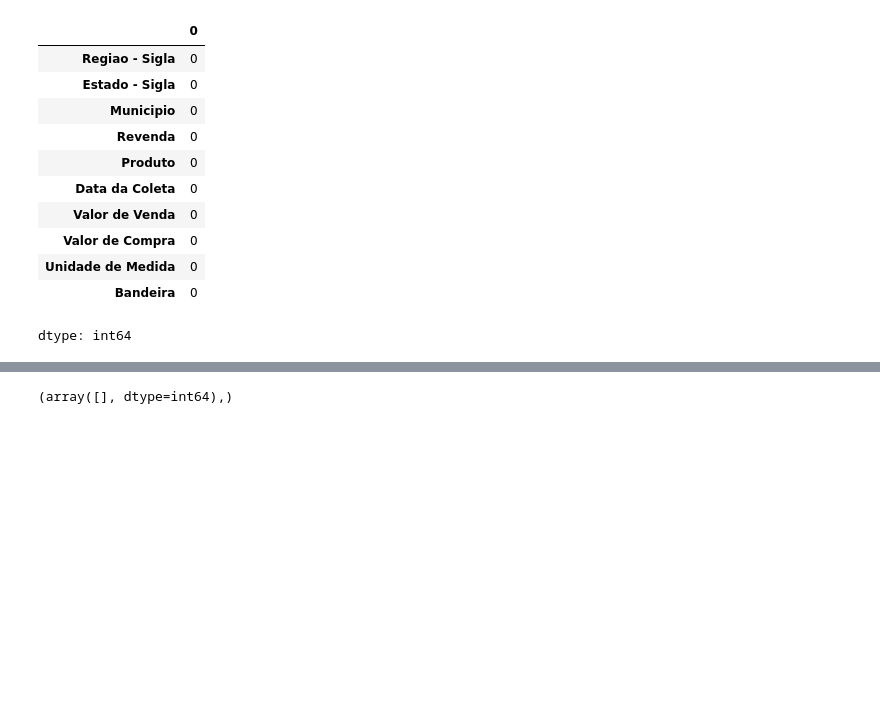
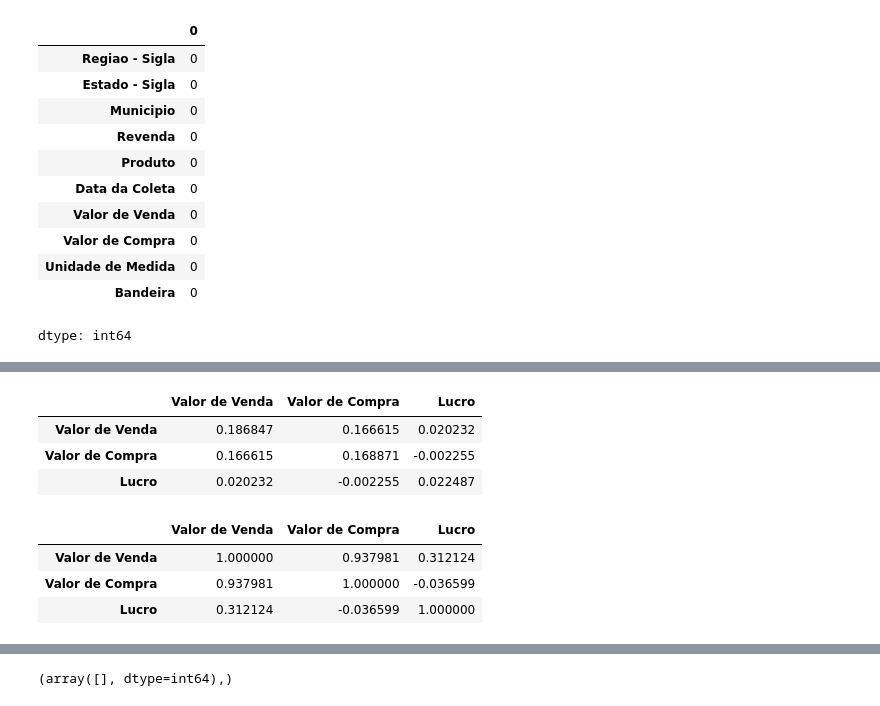
Before and after one commit to SandraRojasZ/DataScience, a Jupyter notebook: ProjetoAED.ipynb, the cells around one changed output, grey strips where cells are left out. Saved outputs shown, nothing was run; the diff lists cells and outputs as text; code cells hidden in the pictures; blank space fills up the shorter version.

```diff
--- a/ProjetoAED.ipynb
+++ b/ProjetoAED.ipynb
@@ -280,0 +279,19 @@ sns.heatmap(df_combustiveis_2.corr(method='pearson', numeric_only=True), annot=T
+# %%
+# verifica quanto de relação se tem
+# Lucro e Valor de compra tem comportamentos diferentes, sentidos opostos
+num_df_combustiveis = df_combustiveis_2.select_dtypes(include=np.number)
+num_df_combustiveis.cov()
+# %% [output]
+|  | Valor de Venda | Valor de Compra | Lucro |
+| Valor de Venda | 0.186847 | 0.166615 | 0.020232 |
+| Valor de Compra | 0.166615 | 0.168871 | -0.002255 |
+| Lucro | 0.020232 | -0.002255 | 0.022487 |
+# %%
+#
+num_df_combustiveis_corr = df_combustiveis_2.select_dtypes(include=np.number)
+num_df_combustiveis_corr.corr()
+# %% [output]
+|  | Valor de Venda | Valor de Compra | Lucro |
+| Valor de Venda | 1.000000 | 0.937981 | 0.312124 |
+| Valor de Compra | 0.937981 | 1.000000 | -0.036599 |
+| Lucro | 0.312124 | -0.036599 | 1.000000 |
```
Also changed, not shown: parts of 46 cells of this notebook.
